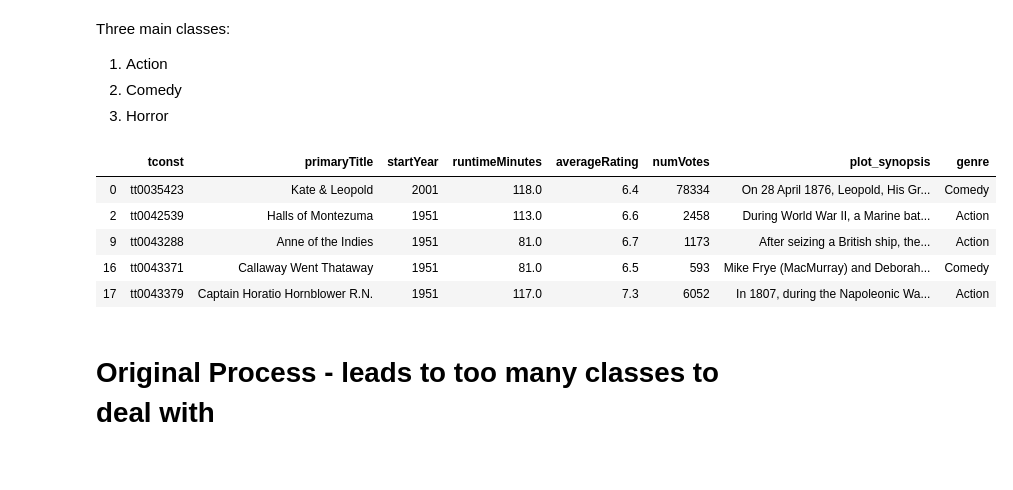
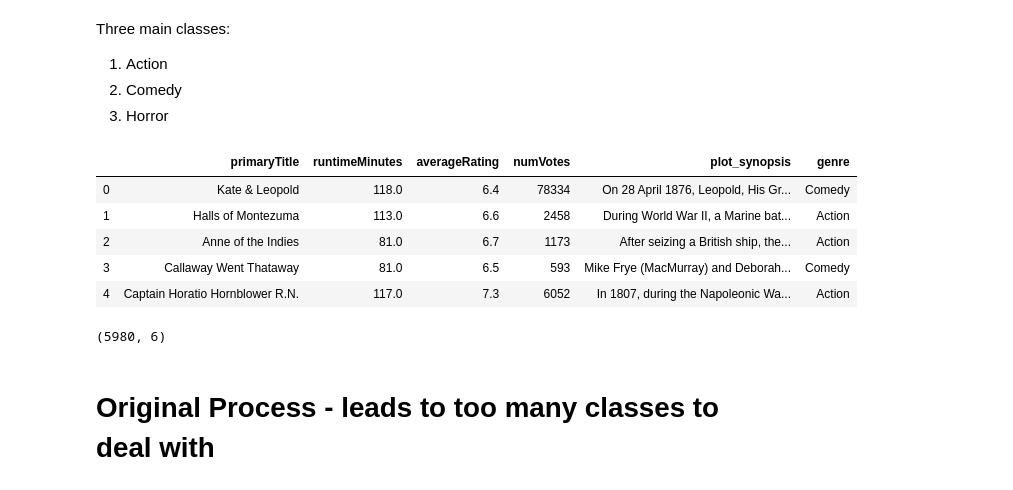
Before and after one commit to itooley/MLProject_426, a Jupyter notebook: project_code.ipynb, the cells around one changed output. Saved outputs shown, nothing was run; the diff lists cells and outputs as text; code cells hidden in the pictures.

```diff
--- a/project_code.ipynb
+++ b/project_code.ipynb
@@ -61,8 +73,8 @@ movies = all[(all['titleType'] == 'movie') &
              (all['startYear'].astype(int) > 1950)]
 
 ## drop unnecessary variables
-movies.drop(['titleType', 'originalTitle', 'isAdult', 'endYear', 'imdb_id',
-             'title', 'tags', 'split', 'synopsis_source'],
+movies.drop(['tconst', 'titleType', 'originalTitle', 'isAdult', 'startYear',
+             'endYear', 'imdb_id', 'title', 'tags', 'split', 'synopsis_source'],
             axis = 1, inplace = True)
 movies.head()
 # %% [output]
@@ -137,16 +152,20 @@ Three main classes:
 # %%
 ## keep only movies of the three genres of interest
 movies_keep = movies_clean[(movies_clean['genre'] == 'Action') |
                            (movies_clean['genre'] == 'Comedy') |
-                           (movies_clean['genre'] == 'Horror')]
+                           (movies_clean['genre'] == 'Horror')].reset_index(drop=True)
 movies_keep.head()
 # %% [output]
-|  | tconst | primaryTitle | startYear | runtimeMinutes | averageRating | numVotes | plot_synopsis | genre |
-| 0 | tt0035423 | Kate & Leopold | 2001 | 118.0 | 6.4 | 78334 | On 28 April 1876, Leopold, His Gr... | Comedy |
-| 2 | tt0042539 | Halls of Montezuma | 1951 | 113.0 | 6.6 | 2458 | During World War II, a Marine bat... | Action |
-| 9 | tt0043288 | Anne of the Indies | 1951 | 81.0 | 6.7 | 1173 | After seizing a British ship, the... | Action |
-| 16 | tt0043371 | Callaway Went Thataway | 1951 | 81.0 | 6.5 | 593 | Mike Frye (MacMurray) and Deborah... | Comedy |
-| 17 | tt0043379 | Captain Horatio Hornblower R.N. | 1951 | 117.0 | 7.3 | 6052 | In 1807, during the Napoleonic Wa... | Action |
+|  | primaryTitle | runtimeMinutes | averageRating | numVotes | plot_synopsis | genre |
+| 0 | Kate & Leopold | 118.0 | 6.4 | 78334 | On 28 April 1876, Leopold, His Gr... | Comedy |
+| 1 | Halls of Montezuma | 113.0 | 6.6 | 2458 | During World War II, a Marine bat... | Action |
+| 2 | Anne of the Indies | 81.0 | 6.7 | 1173 | After seizing a British ship, the... | Action |
+| 3 | Callaway Went Thataway | 81.0 | 6.5 | 593 | Mike Frye (MacMurray) and Deborah... | Comedy |
+| 4 | Captain Horatio Hornblower R.N. | 117.0 | 7.3 | 6052 | In 1807, during the Napoleonic Wa... | Action |
+# %%
+movies_keep.shape
+# %% [output]
+(5980, 6)
 # %% [markdown]
 # Original Process - leads to too many classes to deal with
 # %% [markdown]
```
Also changed, not shown: parts of 48 cells of this notebook.
